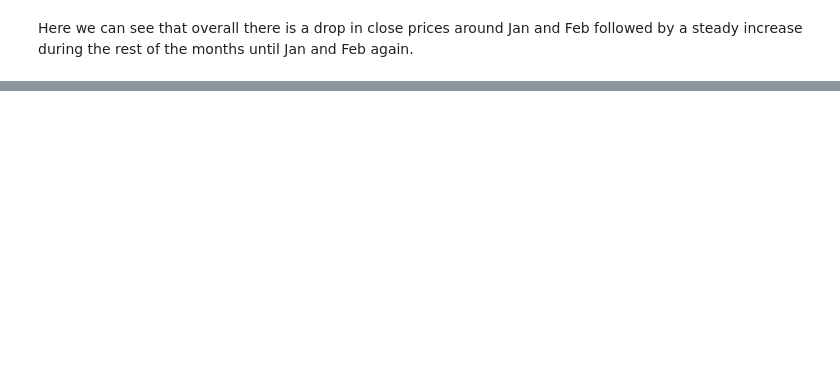
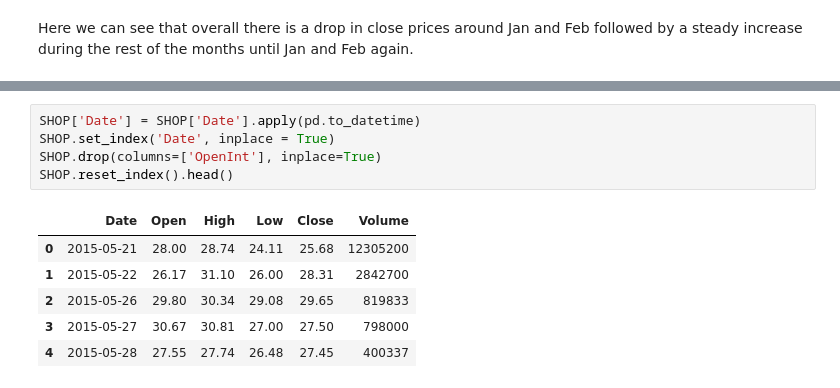
Before and after one commit to ubco-W2021T1-data301/project-group21-project, a Jupyter notebook: notebooks/analysis3.ipynb, the cells around one changed output, grey strips where cells are left out. Saved outputs shown, nothing was run; the diff lists cells and outputs as text; blank space fills up the shorter version.

```diff
--- a/notebooks/analysis3.ipynb
+++ b/notebooks/analysis3.ipynb
@@ -178,0 +196,12 @@ Here we can see that overall there is a drop in close prices around Jan and Feb
+# %%
+SHOP['Date'] = SHOP['Date'].apply(pd.to_datetime)
+SHOP.set_index('Date', inplace = True)
+SHOP.drop(columns=['OpenInt'], inplace=True)
+SHOP.reset_index().head()
+# %% [output]
+|  | Date | Open | High | Low | Close | Volume |
+| 0 | 2015-05-21 | 28.00 | 28.74 | 24.11 | 25.68 | 12305200 |
+| 1 | 2015-05-22 | 26.17 | 31.10 | 26.00 | 28.31 | 2842700 |
+| 2 | 2015-05-26 | 29.80 | 30.34 | 29.08 | 29.65 | 819833 |
+| 3 | 2015-05-27 | 30.67 | 30.81 | 27.00 | 27.50 | 798000 |
+| 4 | 2015-05-28 | 27.55 | 27.74 | 26.48 | 27.45 | 400337 |
```
Also changed, not shown: parts of 16 cells of this notebook, 3 other files.
